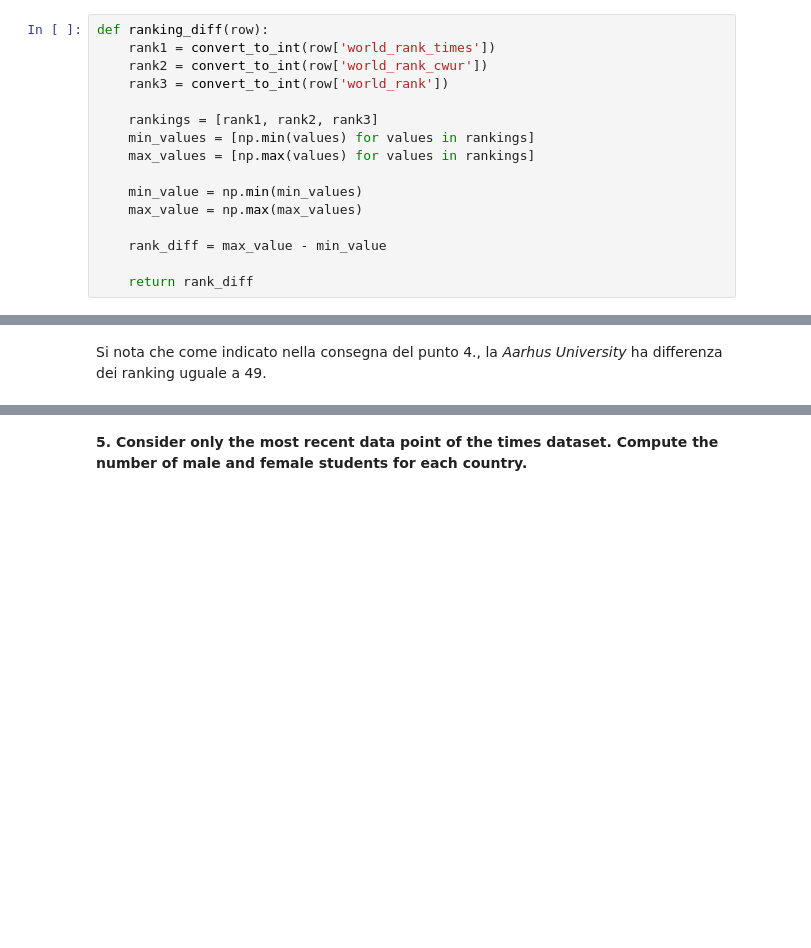
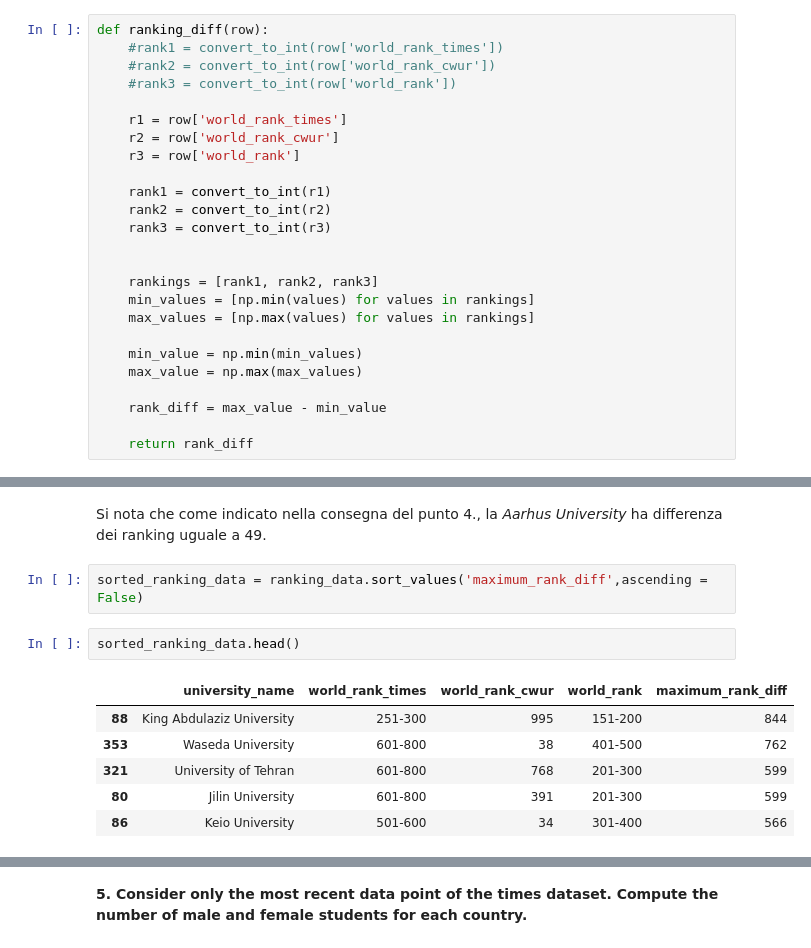
Before and after one commit to martinotenconi/Foundations-of-Computer-Science, a Jupyter notebook: FoCS.ipynb, the cells around one changed output, grey strips where cells are left out. Cells and saved outputs as stored; diff of their text form; blank space fills up the shorter version.

```diff
--- a/FoCS.ipynb
+++ b/FoCS.ipynb
@@ -208,9 +235,18 @@ def convert_to_int(elem):
 La funzione *ranking_diff* prende in input una riga del dataset e calcola il minimo e il massimo dei valori del ranking per quella riga. Infine ritorna la differenza in ranking come differenza tra il valore massimo e il valore minimo.
 # %%
 def ranking_diff(row):
-    rank1 = convert_to_int(row['world_rank_times'])
-    rank2 = convert_to_int(row['world_rank_cwur'])
-    rank3 = convert_to_int(row['world_rank'])
+    #rank1 = convert_to_int(row['world_rank_times'])
+    #rank2 = convert_to_int(row['world_rank_cwur'])
+    #rank3 = convert_to_int(row['world_rank'])
+
+    r1 = row['world_rank_times']
+    r2 = row['world_rank_cwur']
+    r3 = row['world_rank']
+
+    rank1 = convert_to_int(r1)
+    rank2 = convert_to_int(r2)
+    rank3 = convert_to_int(r3)
+
 
     rankings = [rank1, rank2, rank3]
     min_values = [np.min(values) for values in rankings]
@@ -255,3 +296,14 @@ ranking_data
 362 rows × 5 columns
 # %% [markdown]
 Si nota che come indicato nella consegna del punto 4., la *Aarhus University* ha differenza dei ranking uguale a 49.
+# %%
+sorted_ranking_data = ranking_data.sort_values('maximum_rank_diff',ascending = False)
+# %%
+sorted_ranking_data.head()
+# %% [output]
+|  | university_name | world_rank_times | world_rank_cwur | world_rank | maximum_rank_diff |
+| 88 | King Abdulaziz University | 251-300 | 995 | 151-200 | 844 |
+| 353 | Waseda University | 601-800 | 38 | 401-500 | 762 |
+| 321 | University of Tehran | 601-800 | 768 | 201-300 | 599 |
+| 80 | Jilin University | 601-800 | 391 | 201-300 | 599 |
+| 86 | Keio University | 501-600 | 34 | 301-400 | 566 |
```
Also changed, not shown: parts of 26 cells of this notebook.
